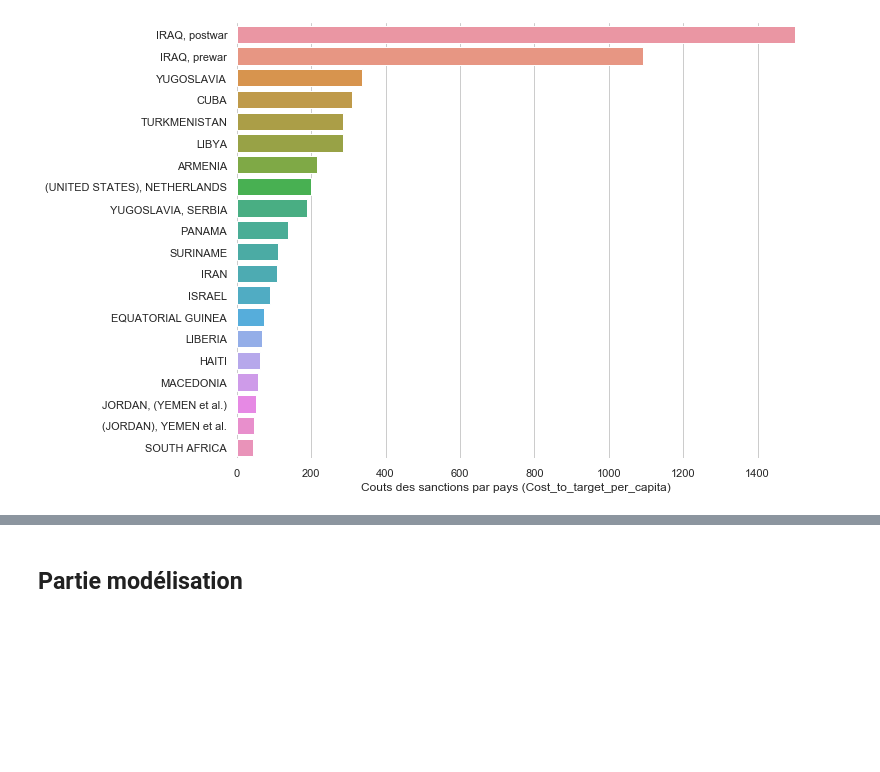
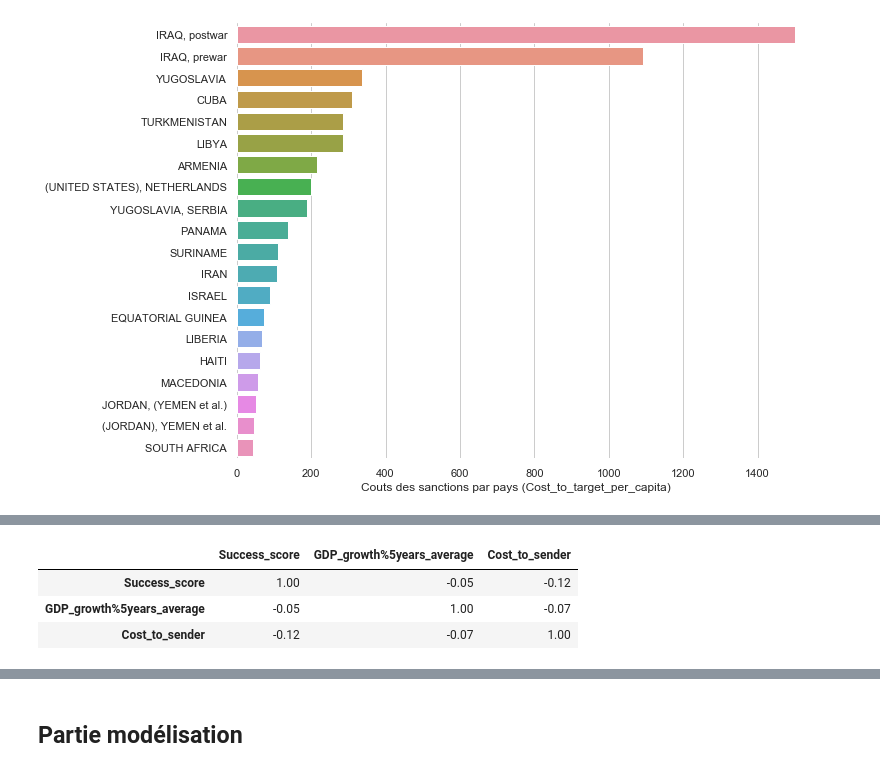
Before and after one commit to Wes2019M/eco_diplomatie, a Jupyter notebook: eco_diplomatie_main.ipynb, the cells around one changed output, grey strips where cells are left out. Cells and saved outputs as stored; diff of their text form; code cells hidden in the pictures; blank space fills up the shorter version.

```diff
--- a/eco_diplomatie_main.ipynb
+++ b/eco_diplomatie_main.ipynb
@@ -250,0 +265,12 @@ sns.despine(left=True, bottom=True)
+# %%
+df_correlation = df[["Success_score", "Inflation%3years_average", "Target_int_monetary_code",
+                            "GDP_growth%5years_average","Cost_to_sender","Sanction_type"]]
+corr = df_correlation.corr()
+cmap = sns.diverging_palette(220, 20, sep=20, as_cmap=True)
+# sns.diverging_palette(150, 275, s=80, l=55, n=9)
+corr.style.background_gradient(cmap=cmap).set_precision(2)
+# %% [output]
+|  | Success_score | GDP_growth%5years_average | Cost_to_sender |
+| Success_score | 1.00 | -0.05 | -0.12 |
+| GDP_growth%5years_average | -0.05 | 1.00 | -0.07 |
+| Cost_to_sender | -0.12 | -0.07 | 1.00 |
```
Also changed, not shown: parts of 33 cells of this notebook.
